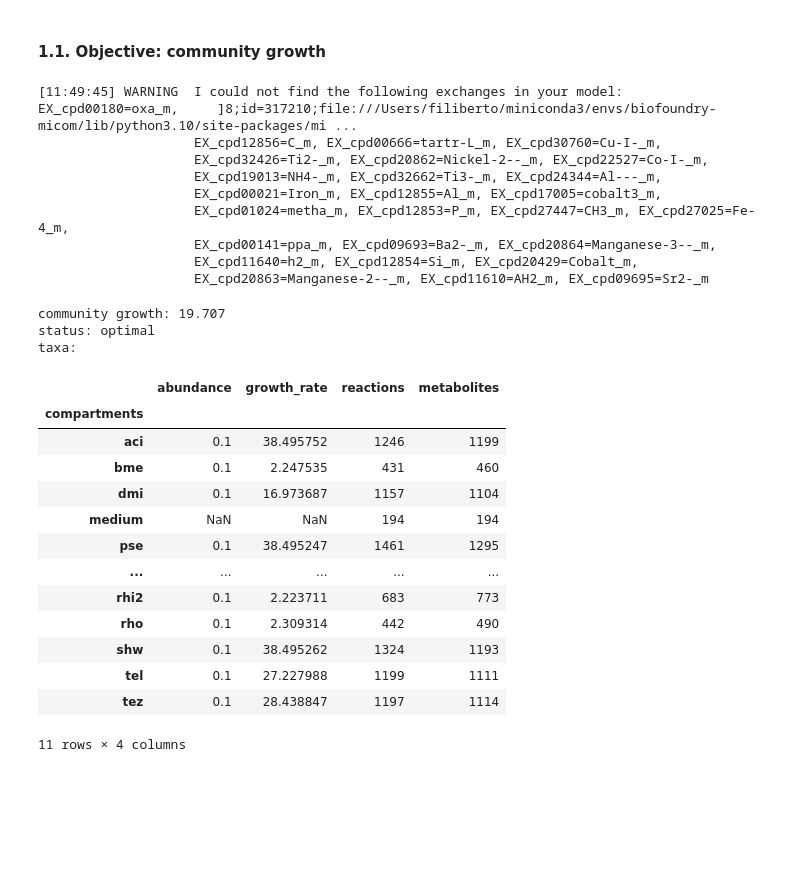
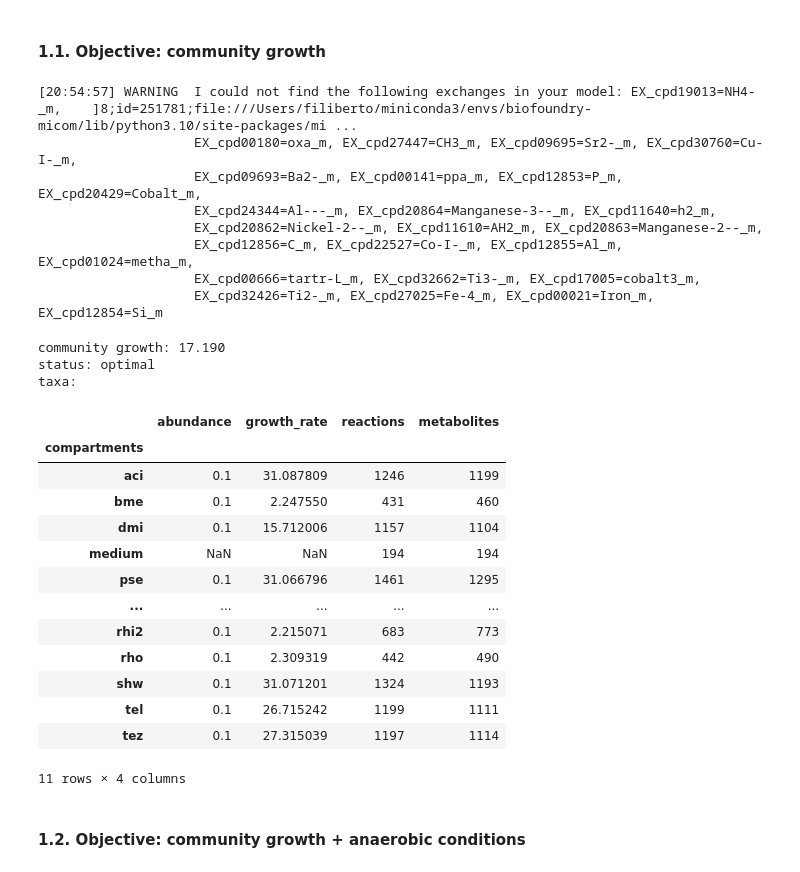
Before and after one commit to guillecg/mars-biofoundry, a Jupyter notebook: notebooks/03-MICOM.ipynb, the cells around one changed output. Saved outputs shown, nothing was run; the diff lists cells and outputs as text; code cells hidden in the pictures; blank space fills up the shorter version.

Commit message:
Add additional MICOM experiments

```diff
--- a/notebooks/03-MICOM.ipynb
+++ b/notebooks/03-MICOM.ipynb
@@ -170,3 +170,7 @@ sol = com.cooperative_tradeoff()
+# %%
+GROWTH_FRACTION = 0.75
+GROWTH_TOLERANCE = 0.75
+MIN_GROWTH = 0.1
 # %% [markdown]
 ### 1. Same abundance among species
 
@@ -226,13 +230,11 @@ com.to_pickle(equal_abundances_path)
 # %% [markdown]
 ### 1.0. Minimal Medium
 # %%
-growth_tolerance = 0.85
-
 medium_manager = MICOMMediumManager(config)
 
 min_medium = medium_manager.get_min_medium(
     com=com,
-    growth_tolerance=growth_tolerance
+    growth_tolerance=MIN_GROWTH
 )
 
 fig = plot_minimal_medium(
@@ -310,52 +312,53 @@ medium_adjusted = medium_manager.extrapolate_medium(
 # %%
 # Load community
 com = load_pickle(equal_abundances_path)
 
 # Add medium
 com.medium = medium_adjusted
 
 # Get tradeoffs
 sol = com.cooperative_tradeoff(
-    min_growth=growth_tolerance,
-    fraction=0.75,
+    min_growth=MIN_GROWTH,
+    fraction=GROWTH_FRACTION,
     fluxes=False,
     pfba=False
 )
 
 save_sol(
     sol=sol,
     path=os.path.join(
         output_dir,
         "equal_abundances/"
-        "growth_only.csv"
+        "growth_aerobic.csv"
     )
 )
 
 sol
 # %% [output]
-[11:49:45] WARNING  I could not find the following exchanges in your model: EX_cpd00180=oxa_m,     ]8;id=317210;file:///Users/filiberto/miniconda3/envs/biofoundry-micom/lib/python3.10/site-packages/mi ...
-                    EX_cpd12856=C_m, EX_cpd00666=tartr-L_m, EX_cpd30760=Cu-I-_m,
-                    EX_cpd32426=Ti2-_m, EX_cpd20862=Nickel-2--_m, EX_cpd22527=Co-I-_m,
-                    EX_cpd19013=NH4-_m, EX_cpd32662=Ti3-_m, EX_cpd24344=Al---_m,
-                    EX_cpd00021=Iron_m, EX_cpd12855=Al_m, EX_cpd17005=cobalt3_m,
-                    EX_cpd01024=metha_m, EX_cpd12853=P_m, EX_cpd27447=CH3_m, EX_cpd27025=Fe-4_m,
-                    EX_cpd00141=ppa_m, EX_cpd09693=Ba2-_m, EX_cpd20864=Manganese-3--_m,
-                    EX_cpd11640=h2_m, EX_cpd12854=Si_m, EX_cpd20429=Cobalt_m,
-                    EX_cpd20863=Manganese-2--_m, EX_cpd11610=AH2_m, EX_cpd09695=Sr2-_m
+[20:54:57] WARNING  I could not find the following exchanges in your model: EX_cpd19013=NH4-_m,    ]8;id=251781;file:///Users/filiberto/miniconda3/envs/biofoundry-micom/lib/python3.10/site-packages/mi ...
+                    EX_cpd00180=oxa_m, EX_cpd27447=CH3_m, EX_cpd09695=Sr2-_m, EX_cpd30760=Cu-I-_m,
+                    EX_cpd09693=Ba2-_m, EX_cpd00141=ppa_m, EX_cpd12853=P_m, EX_cpd20429=Cobalt_m,
+                    EX_cpd24344=Al---_m, EX_cpd20864=Manganese-3--_m, EX_cpd11640=h2_m,
+                    EX_cpd20862=Nickel-2--_m, EX_cpd11610=AH2_m, EX_cpd20863=Manganese-2--_m,
+                    EX_cpd12856=C_m, EX_cpd22527=Co-I-_m, EX_cpd12855=Al_m, EX_cpd01024=metha_m,
+                    EX_cpd00666=tartr-L_m, EX_cpd32662=Ti3-_m, EX_cpd17005=cobalt3_m,
+                    EX_cpd32426=Ti2-_m, EX_cpd27025=Fe-4_m, EX_cpd00021=Iron_m, EX_cpd12854=Si_m
-community growth: 19.707
+community growth: 17.190
 status: optimal
 taxa:
 |  | abundance | growth_rate | reactions | metabolites |
 | compartments |  |  |  |  |
-| aci | 0.1 | 38.495752 | 1246 | 1199 |
-| bme | 0.1 | 2.247535 | 431 | 460 |
-| dmi | 0.1 | 16.973687 | 1157 | 1104 |
+| aci | 0.1 | 31.087809 | 1246 | 1199 |
+| bme | 0.1 | 2.247550 | 431 | 460 |
+| dmi | 0.1 | 15.712006 | 1157 | 1104 |
 | medium | NaN | NaN | 194 | 194 |
-| pse | 0.1 | 38.495247 | 1461 | 1295 |
+| pse | 0.1 | 31.066796 | 1461 | 1295 |
 | ... | ... | ... | ... | ... |
-| rhi2 | 0.1 | 2.223711 | 683 | 773 |
-| rho | 0.1 | 2.309314 | 442 | 490 |
-| shw | 0.1 | 38.495262 | 1324 | 1193 |
-| tel | 0.1 | 27.227988 | 1199 | 1111 |
-| tez | 0.1 | 28.438847 | 1197 | 1114 |
+| rhi2 | 0.1 | 2.215071 | 683 | 773 |
+| rho | 0.1 | 2.309319 | 442 | 490 |
+| shw | 0.1 | 31.071201 | 1324 | 1193 |
+| tel | 0.1 | 26.715242 | 1199 | 1111 |
+| tez | 0.1 | 27.315039 | 1197 | 1114 |
 11 rows × 4 columns
+# %% [markdown]
+#### 1.2. Objective: community growth + anaerobic conditions
```
Also changed, not shown: parts of 21 cells of this notebook.
